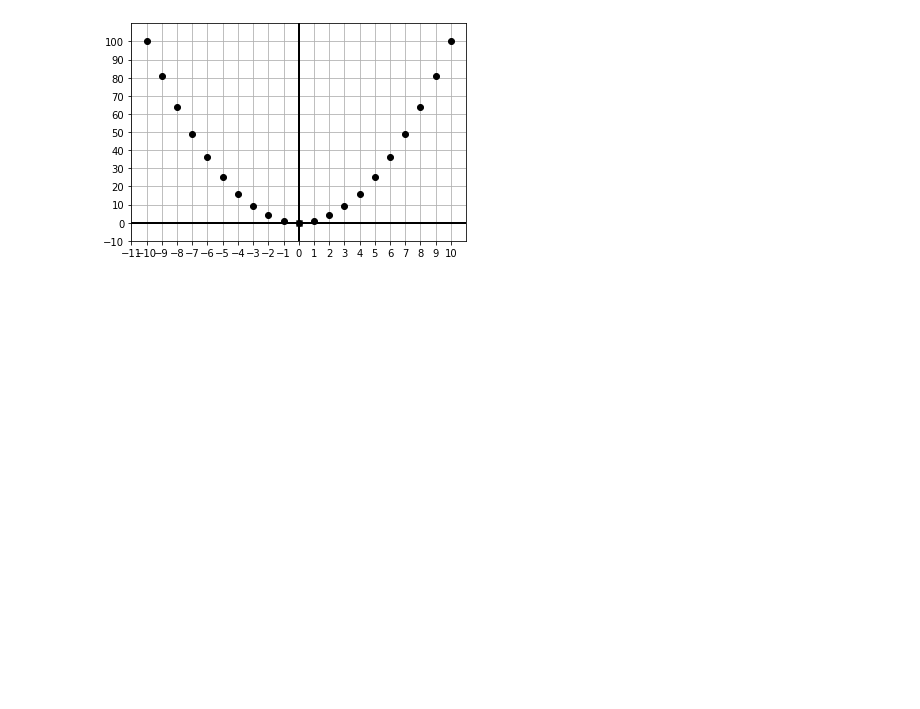
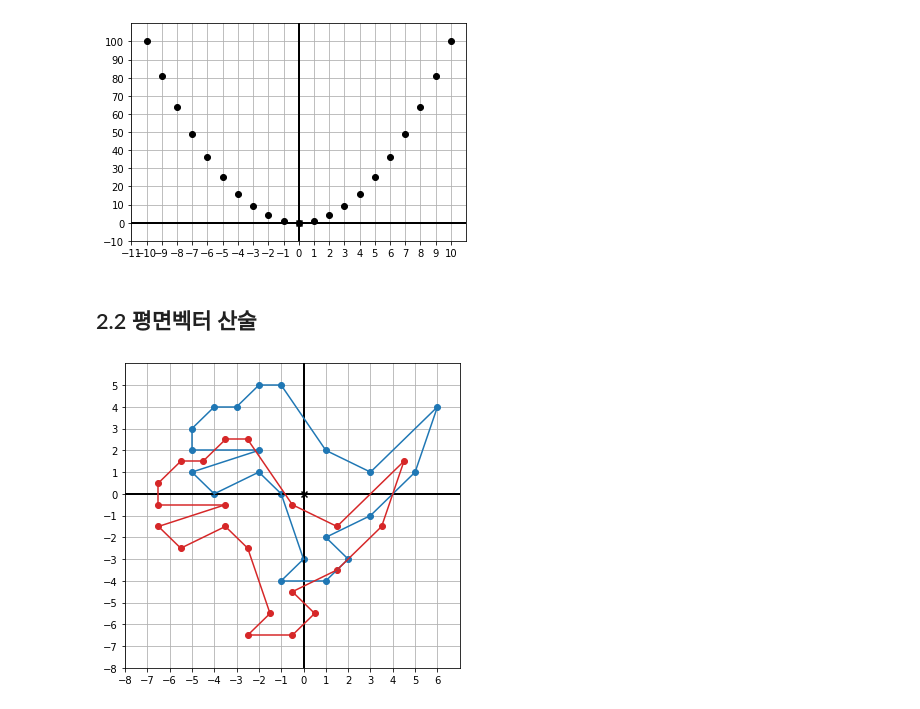
Before and after one commit to lhk6565/Math-for-Programmers, a Jupyter notebook: Part 1/Chapter 02/Chapter 02 Walkthrough.ipynb, the cells around one changed output. Drawn from its saved outputs; the diff is of its cells as text; code cells hidden in the pictures; blank space fills up the shorter version.

```diff
--- a/Part 1/Chapter 02/Chapter 02 Walkthrough.ipynb
+++ b/Part 1/Chapter 02/Chapter 02 Walkthrough.ipynb
@@ -59,3 +59,19 @@ draw(
     nice_aspect_ratio = False)
 # %% [output]
 [figure]
+# %% [markdown]
+## 2.2 평면벡터 산술
+# %%
+def add(v1,v2):
+    return (v1[0] + v2[0], v1[1] + v2[1])
+# %%
+dino_vectors2 = [add((-1.5,-2.5),v) for v in dino_vectors]
+# %%
+draw(
+    Points(*dino_vectors, color=blue),
+    Polygon(*dino_vectors, color=blue),
+    Points(*dino_vectors2, color=red),
+    Polygon(*dino_vectors2, color=red)
+)
+# %% [output]
+[figure, added]
```
Also changed, not shown: parts of 15 cells of this notebook.
